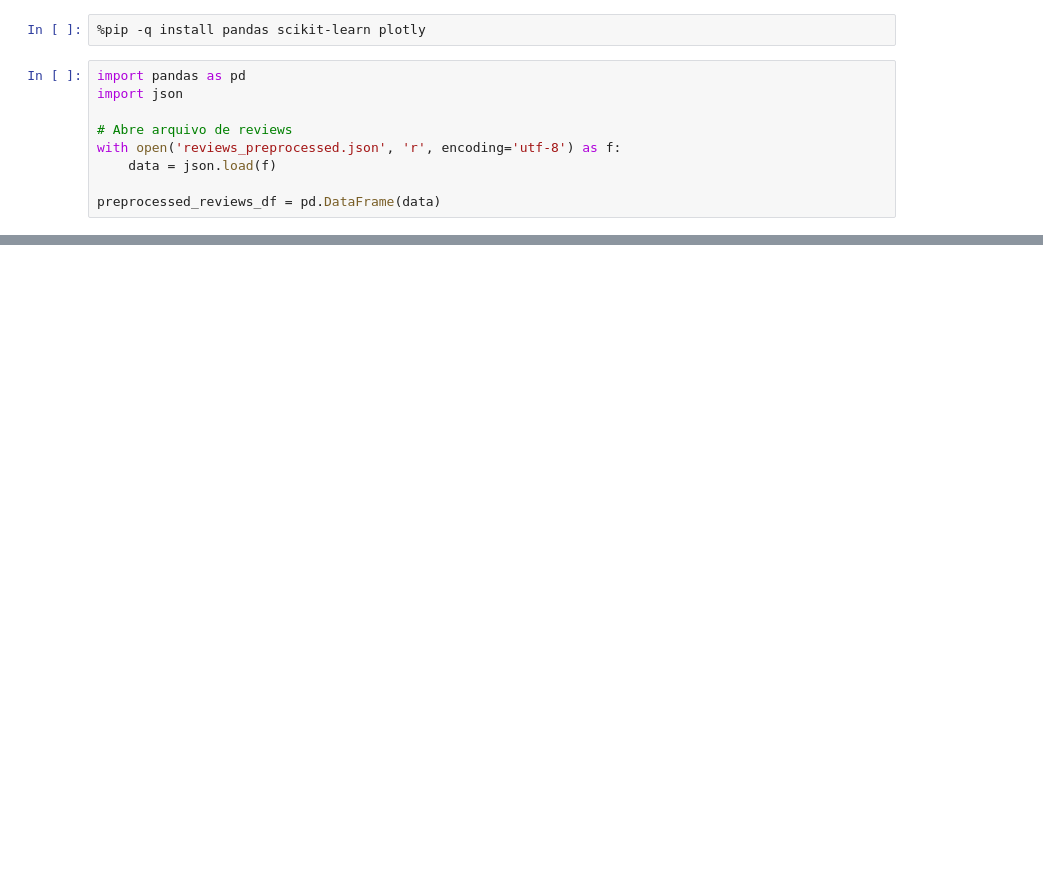
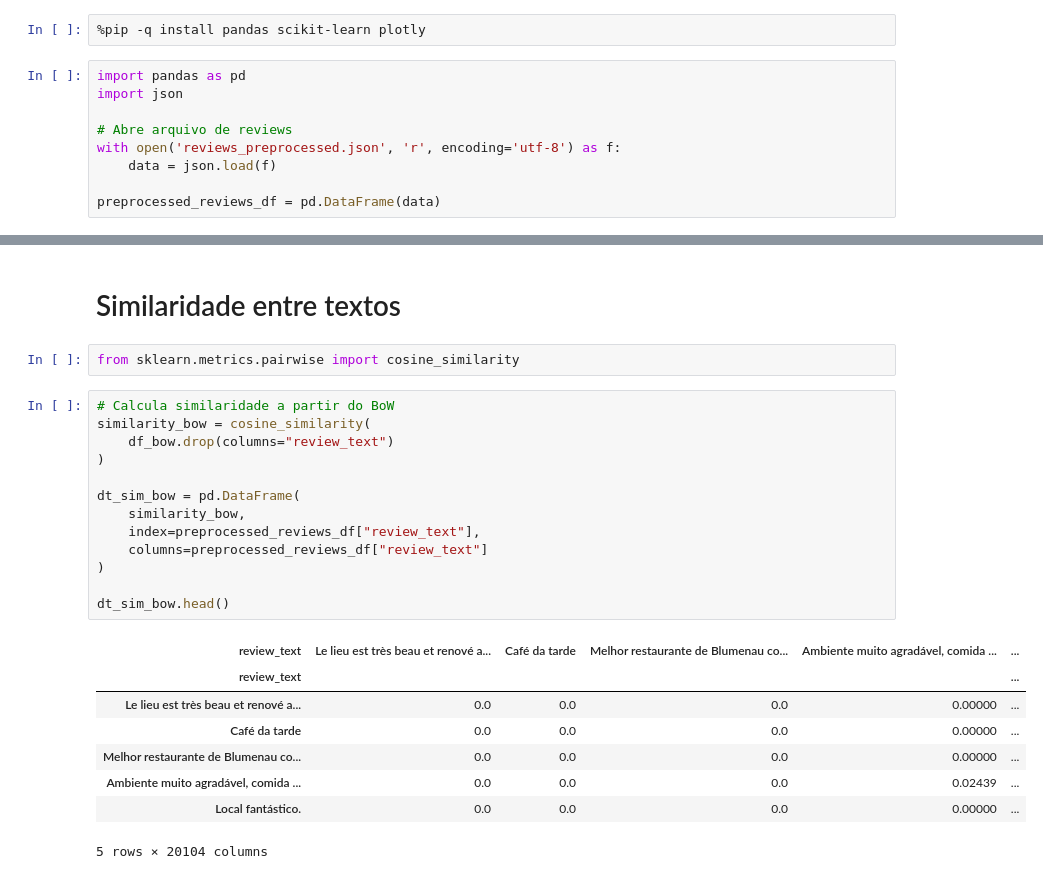
Before and after one commit to incrisvel/adaptaste, a Jupyter notebook: similarity_clustering.ipynb, the cells around one changed output, grey strips where cells are left out. Drawn from its saved outputs; the diff is of its cells as text; blank space fills up the shorter version.

Commit message:
:construction: wip: add cosine similarity heatmap

```diff
--- a/similarity_clustering.ipynb
+++ b/similarity_clustering.ipynb
@@ -49,0 +107,26 @@ df_bow.head()
+# %% [markdown]
+# Similaridade entre textos
+# %%
+from sklearn.metrics.pairwise import cosine_similarity
+# %%
+# Calcula similaridade a partir do BoW
+similarity_bow = cosine_similarity(
+    df_bow.drop(columns="review_text")
+)
+
+dt_sim_bow = pd.DataFrame(
+    similarity_bow,
+    index=preprocessed_reviews_df["review_text"],
+    columns=preprocessed_reviews_df["review_text"]
+)
+
+dt_sim_bow.head()
+# %% [output]
+| review_text | Le lieu est très beau et renové a... | Café da tarde | Melhor restaurante de Blumenau co... | Ambiente muito agradável, comida ... | ... |
+| review_text |  |  |  |  | ... |
+| Le lieu est très beau et renové a... | 0.0 | 0.0 | 0.0 | 0.00000 | ... |
+| Café da tarde | 0.0 | 0.0 | 0.0 | 0.00000 | ... |
+| Melhor restaurante de Blumenau co... | 0.0 | 0.0 | 0.0 | 0.00000 | ... |
+| Ambiente muito agradável, comida ... | 0.0 | 0.0 | 0.0 | 0.02439 | ... |
+| Local fantástico. | 0.0 | 0.0 | 0.0 | 0.00000 | ... |
+5 rows × 20104 columns
```
Also changed, not shown: parts of 10 cells of this notebook.
